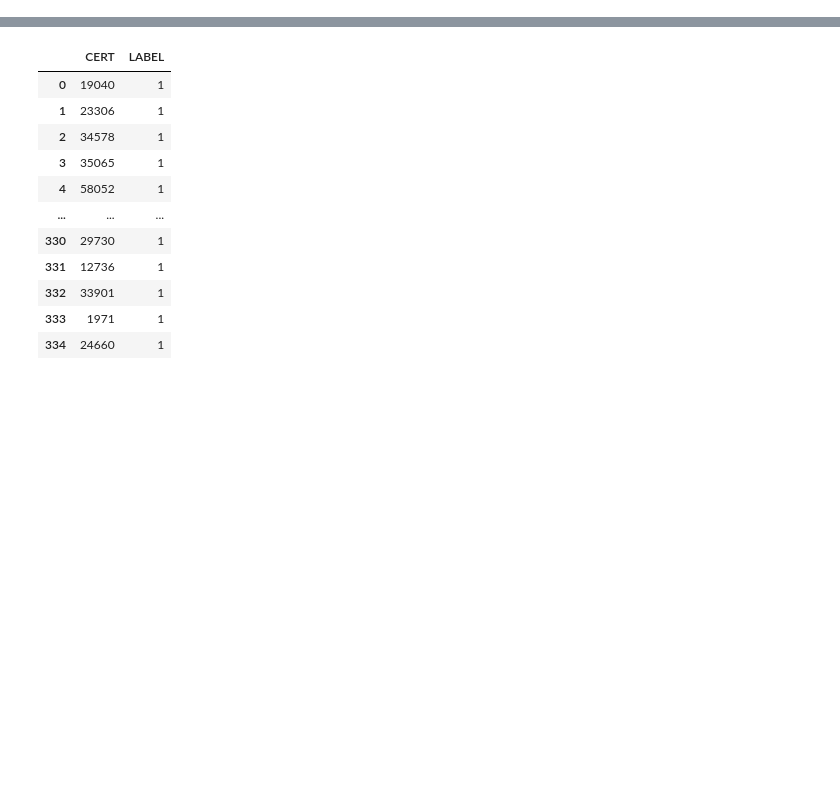
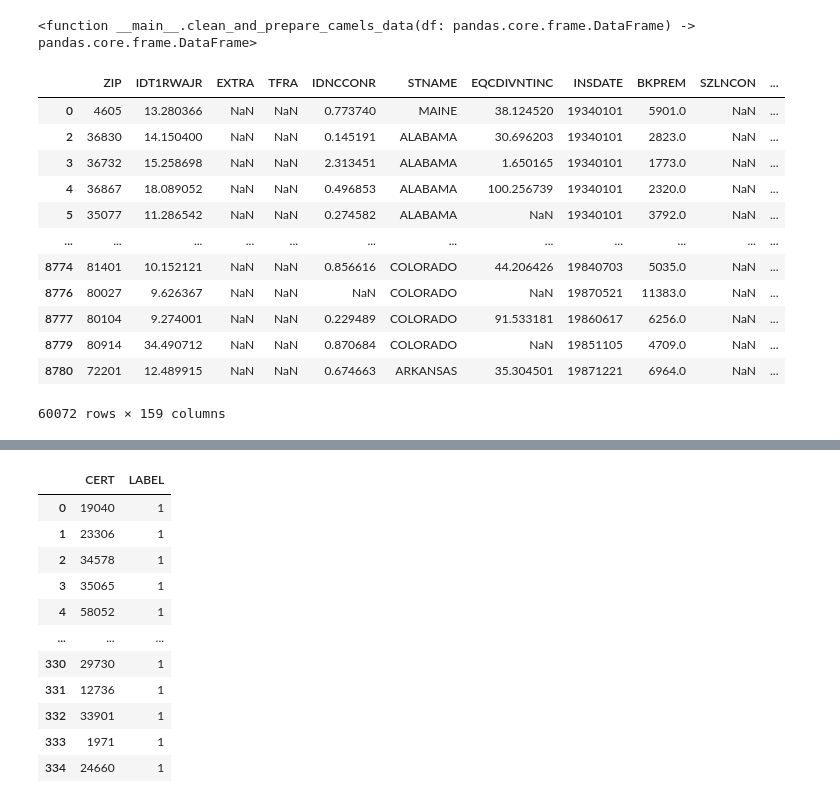
Before and after one commit to kkhalilli/financial_crisis_failure_prediction, a Jupyter notebook: bank_data_notebook.ipynb, the cells around one changed output, grey strips where cells are left out. Saved outputs shown, nothing was run; the diff lists cells and outputs as text; code cells hidden in the pictures; blank space fills up the shorter version.

Commit message:
add feature engineering

```diff
--- a/bank_data_notebook.ipynb
+++ b/bank_data_notebook.ipynb
@@ -16,0 +100,52 @@ merged_df = pd.concat(df_list)
+# %%
+def clean_and_prepare_camels_data(df: pd.DataFrame) -> pd.DataFrame:
+    """
+    Cleans and preprocesses a bank dataset for CAMELS feature engineering.
+    Applies filtering, winsorization, removes invalid rows, and normalizes ORE.
+    """
+
+    # Remove rows with zero or negative total assets or loans
+    df = df[
+        (df["NAASSET"] > 0) &
+        (df["NTLNLSR"] > 0)
+    ].copy()
+
+    # Drop rows with invalid ORE (negative)
+    if "ORE" in df.columns:
+        df = df[df["ORE"] >= 0]
+
+    # Winsorization limits for key financial columns
+    clip_limits = {
+        "IDT1RWAJR": (0, 100),       # Capital adequacy
+        "RBCRWAJ": (0, 100),
+        "ROA": (-1, 2),
+        "ROE": (-5, 5),
+        "ROAPTX": (-5, 5),
+        "LNLSDEPR": (0, df["LNLSDEPR"].quantile(0.99)),
+        "LNLSNET": (0, df["LNLSNET"].quantile(0.99)),
+        "NUMEMP": (0, df["NUMEMP"].quantile(0.99)),
+        "NIM": (0, 15),
+        "PTAXNETINC": (
+            df["PTAXNETINC"].quantile(0.01),
+            df["PTAXNETINC"].quantile(0.99)
+        ),
+        "NETINC": (
+            df["NETINC"].quantile(0.01),
+            df["NETINC"].quantile(0.99)
+        ),
+        "ORE": (
+            0,
+            df["ORE"].quantile(0.99)
+        ),
+    }
+
+    for col, (low, high) in clip_limits.items():
+        if col in df.columns:
+            df[col] = df[col].clip(lower=low, upper=high)
+
+    return df
+
+# Output the updated function
+clean_and_prepare_camels_data
+# %% [output]
+<function __main__.clean_and_prepare_camels_data(df: pandas.core.frame.DataFrame) -> pandas.core.frame.DataFrame>
@@ -16,0 +156,16 @@ merged_df = pd.concat(df_list)
+# %%
+cleaned_merged_df
+# %% [output]
+|  | ZIP | IDT1RWAJR | EXTRA | TFRA | IDNCCONR | STNAME | EQCDIVNTINC | INSDATE | BKPREM | SZLNCON | ... |
+| 0 | 4605 | 13.280366 | NaN | NaN | 0.773740 | MAINE | 38.124520 | 19340101 | 5901.0 | NaN | ... |
+| 2 | 36830 | 14.150400 | NaN | NaN | 0.145191 | ALABAMA | 30.696203 | 19340101 | 2823.0 | NaN | ... |
+| 3 | 36732 | 15.258698 | NaN | NaN | 2.313451 | ALABAMA | 1.650165 | 19340101 | 1773.0 | NaN | ... |
+| 4 | 36867 | 18.089052 | NaN | NaN | 0.496853 | ALABAMA | 100.256739 | 19340101 | 2320.0 | NaN | ... |
+| 5 | 35077 | 11.286542 | NaN | NaN | 0.274582 | ALABAMA | NaN | 19340101 | 3792.0 | NaN | ... |
+| ... | ... | ... | ... | ... | ... | ... | ... | ... | ... | ... | ... |
+| 8774 | 81401 | 10.152121 | NaN | NaN | 0.856616 | COLORADO | 44.206426 | 19840703 | 5035.0 | NaN | ... |
+| 8776 | 80027 | 9.626367 | NaN | NaN | NaN | COLORADO | NaN | 19870521 | 11383.0 | NaN | ... |
+| 8777 | 80104 | 9.274001 | NaN | NaN | 0.229489 | COLORADO | 91.533181 | 19860617 | 6256.0 | NaN | ... |
+| 8779 | 80914 | 34.490712 | NaN | NaN | 0.870684 | COLORADO | NaN | 19851105 | 4709.0 | NaN | ... |
+| 8780 | 72201 | 12.489915 | NaN | NaN | 0.674663 | ARKANSAS | 35.304501 | 19871221 | 6964.0 | NaN | ... |
+60072 rows × 159 columns
```
Also changed, not shown: parts of 19 cells of this notebook.
